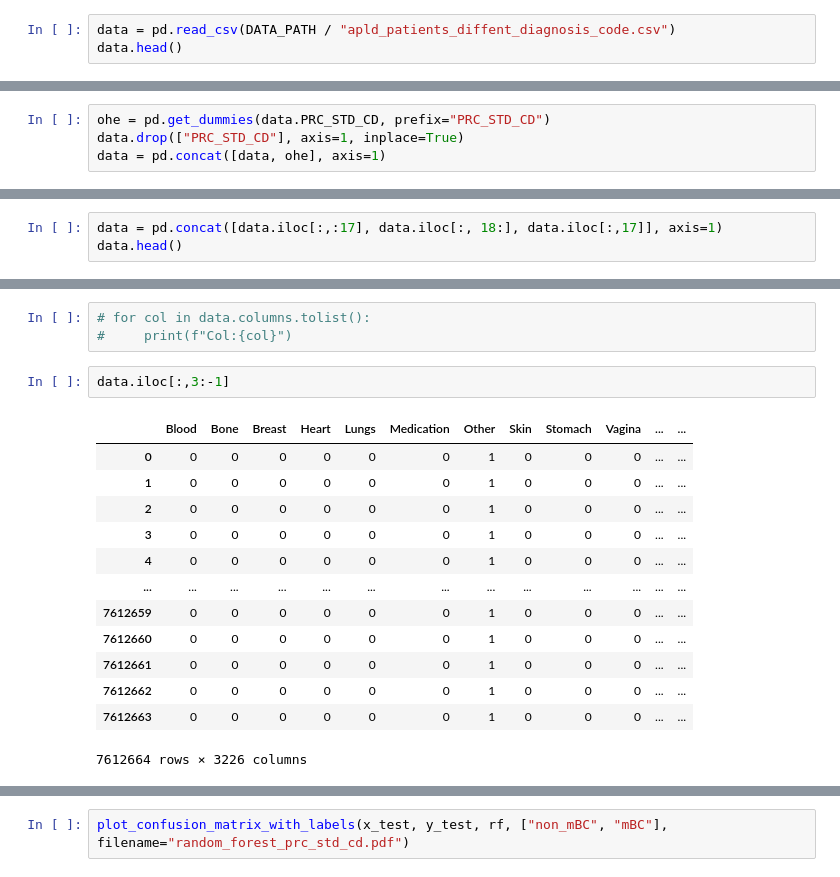
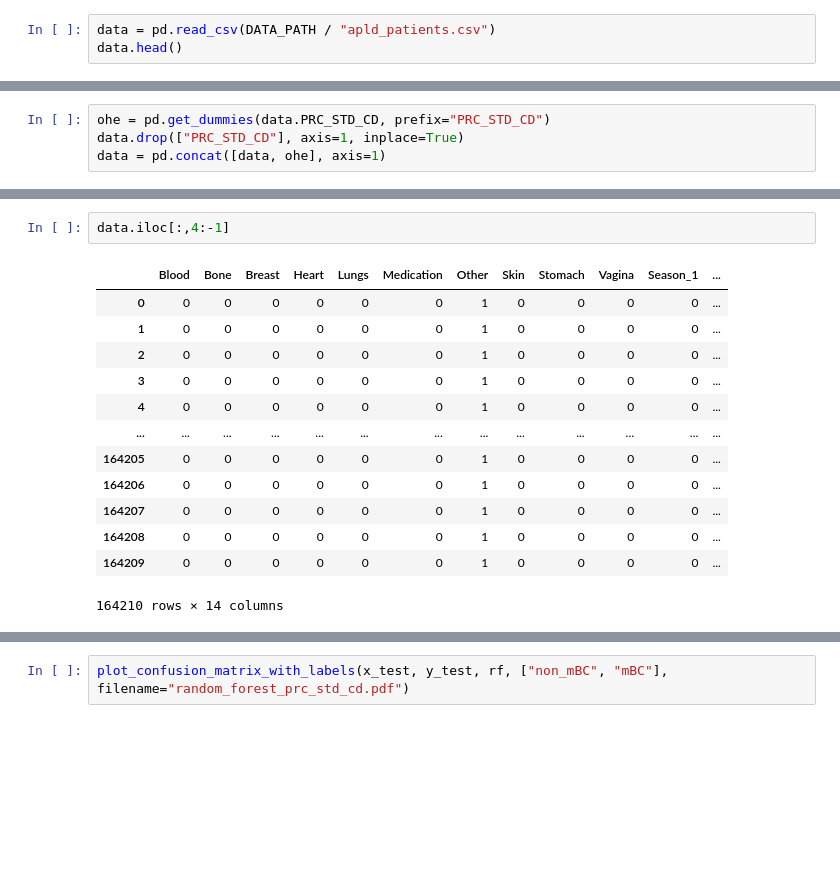
Before and after one commit to ygrepo/breast-cancer-hackathon, a Jupyter notebook: notebooks/mBC_APLD_Patient_modeling.ipynb, the cells around one changed output, grey strips where cells are left out. Saved outputs shown, nothing was run; the diff lists cells and outputs as text; blank space fills up the shorter version.

```diff
--- a/notebooks/mBC_APLD_Patient_modeling.ipynb
+++ b/notebooks/mBC_APLD_Patient_modeling.ipynb
@@ -41,7 +41,7 @@ DATA_PATH = Path("../data/")
 RANDOM_STATE_PARAMETER = 42
 TEST_SIZE = .25
 # %%
-data = pd.read_csv(DATA_PATH / "apld_patients_diffent_diagnosis_code.csv")
+data = pd.read_csv(DATA_PATH / "apld_patients.csv")
 data.head()
 # %% [output]
 |  | PATIENT_ID | Service_date | DIAGNOSIS_CODE | PRC_STD_CD | Blood | Bone | Breast | Heart | Lungs | ... |
@@ -76,3 +72,0 @@ len(data[data["mBC_PATIENT"] == 1])
-# %%
-data = pd.concat([data.iloc[:,:17], data.iloc[:, 18:], data.iloc[:,17]], axis=1)
-data.head()
@@ -87,22 +73,19 @@ data.head()
-# %%
-# for col in data.columns.tolist():
-#     print(f"Col:{col}")
 # %%
-data.iloc[:,3:-1]
+data.iloc[:,4:-1]
 # %% [output]
-|  | Blood | Bone | Breast | Heart | Lungs | Medication | Other | Skin | Stomach | Vagina | ... | ... |
-| 0 | 0 | 0 | 0 | 0 | 0 | 0 | 1 | 0 | 0 | 0 | ... | ... |
-| 1 | 0 | 0 | 0 | 0 | 0 | 0 | 1 | 0 | 0 | 0 | ... | ... |
-| 2 | 0 | 0 | 0 | 0 | 0 | 0 | 1 | 0 | 0 | 0 | ... | ... |
-| 3 | 0 | 0 | 0 | 0 | 0 | 0 | 1 | 0 | 0 | 0 | ... | ... |
-| 4 | 0 | 0 | 0 | 0 | 0 | 0 | 1 | 0 | 0 | 0 | ... | ... |
+|  | Blood | Bone | Breast | Heart | Lungs | Medication | Other | Skin | Stomach | Vagina | Season_1 | ... |
+| 0 | 0 | 0 | 0 | 0 | 0 | 0 | 1 | 0 | 0 | 0 | 0 | ... |
+| 1 | 0 | 0 | 0 | 0 | 0 | 0 | 1 | 0 | 0 | 0 | 0 | ... |
+| 2 | 0 | 0 | 0 | 0 | 0 | 0 | 1 | 0 | 0 | 0 | 0 | ... |
+| 3 | 0 | 0 | 0 | 0 | 0 | 0 | 1 | 0 | 0 | 0 | 0 | ... |
+| 4 | 0 | 0 | 0 | 0 | 0 | 0 | 1 | 0 | 0 | 0 | 0 | ... |
 | ... | ... | ... | ... | ... | ... | ... | ... | ... | ... | ... | ... | ... |
-| 7612659 | 0 | 0 | 0 | 0 | 0 | 0 | 1 | 0 | 0 | 0 | ... | ... |
-| 7612660 | 0 | 0 | 0 | 0 | 0 | 0 | 1 | 0 | 0 | 0 | ... | ... |
-| 7612661 | 0 | 0 | 0 | 0 | 0 | 0 | 1 | 0 | 0 | 0 | ... | ... |
-| 7612662 | 0 | 0 | 0 | 0 | 0 | 0 | 1 | 0 | 0 | 0 | ... | ... |
-| 7612663 | 0 | 0 | 0 | 0 | 0 | 0 | 1 | 0 | 0 | 0 | ... | ... |
+| 164205 | 0 | 0 | 0 | 0 | 0 | 0 | 1 | 0 | 0 | 0 | 0 | ... |
+| 164206 | 0 | 0 | 0 | 0 | 0 | 0 | 1 | 0 | 0 | 0 | 0 | ... |
+| 164207 | 0 | 0 | 0 | 0 | 0 | 0 | 1 | 0 | 0 | 0 | 0 | ... |
+| 164208 | 0 | 0 | 0 | 0 | 0 | 0 | 1 | 0 | 0 | 0 | 0 | ... |
+| 164209 | 0 | 0 | 0 | 0 | 0 | 0 | 1 | 0 | 0 | 0 | 0 | ... |
-7612664 rows × 3226 columns
+164210 rows × 14 columns
 # %%
 data.iloc[:,-1]
 # %% [output]
```
Also changed, not shown: parts of 11 cells of this notebook, 1 other file.
